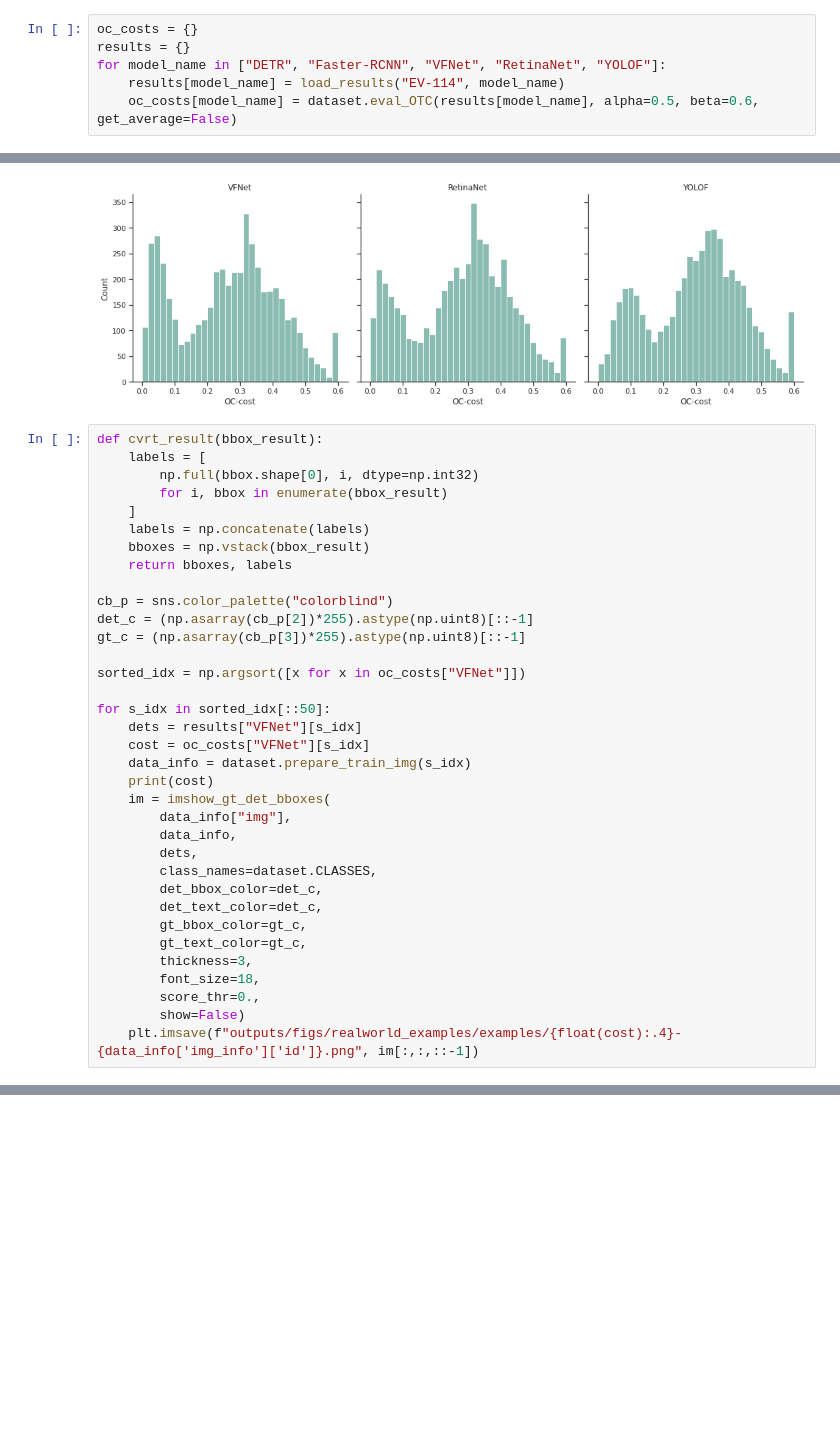
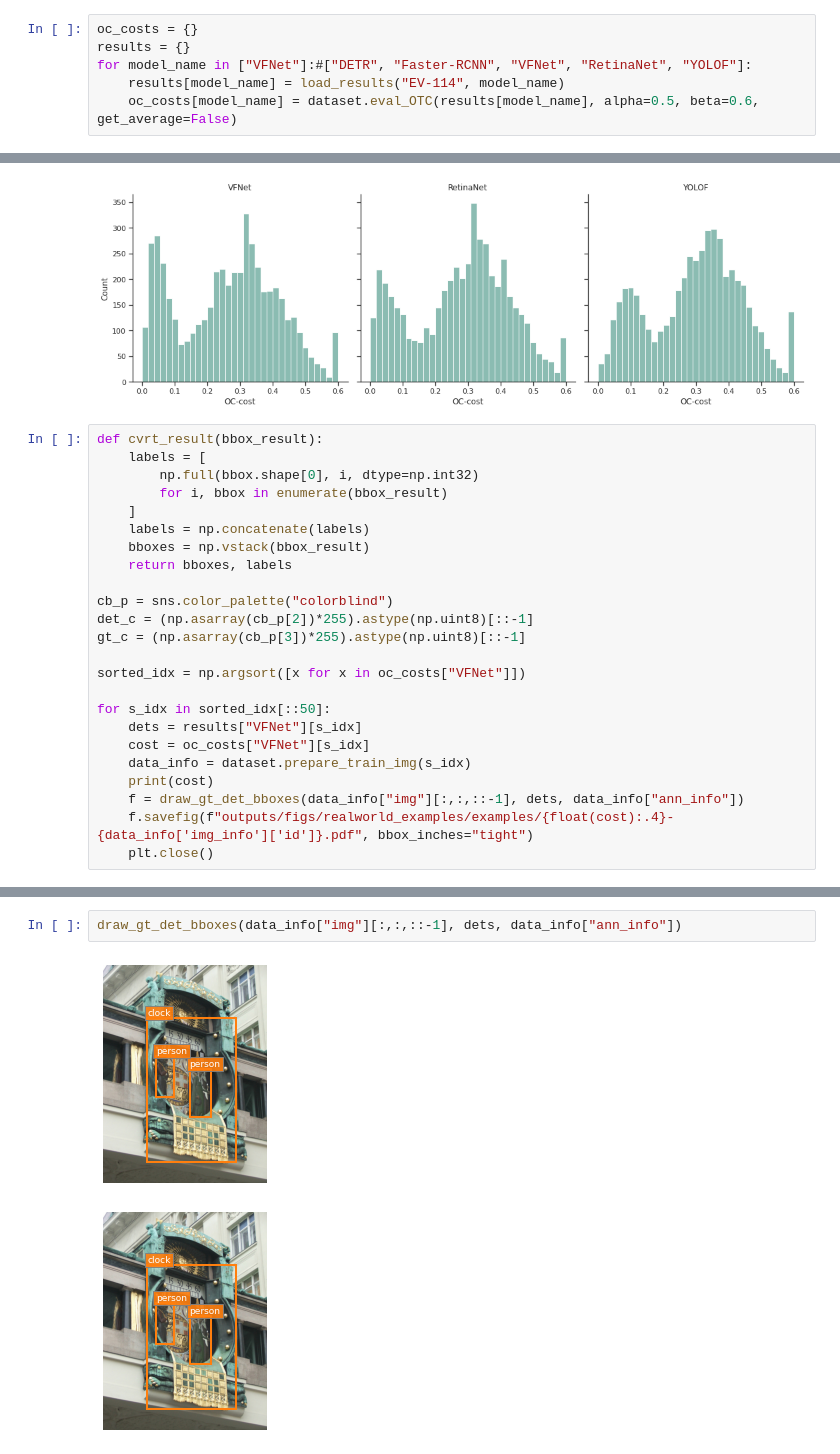
Before and after one commit to mayu-ot/oc-cost, a Jupyter notebook: notebooks/reports/realworld_examples.ipynb, the cells around one changed output, grey strips where cells are left out. Cells and saved outputs as stored; diff of their text form; blank space fills up the shorter version.

```diff
--- a/notebooks/reports/realworld_examples.ipynb
+++ b/notebooks/reports/realworld_examples.ipynb
@@ -30,7 +35,7 @@ dataset = build_dataset(cfg.data.test)
 # %%
 oc_costs = {}
 results = {}
-for model_name in ["DETR", "Faster-RCNN", "VFNet", "RetinaNet", "YOLOF"]:
+for model_name in ["VFNet"]:#["DETR", "Faster-RCNN", "VFNet", "RetinaNet", "YOLOF"]:
     results[model_name] = load_results("EV-114", model_name)
     oc_costs[model_name] = dataset.eval_OTC(results[model_name], alpha=0.5, beta=0.6, get_average=False)
 # %% [output]
@@ -88,20 +81,9 @@ for s_idx in sorted_idx[::50]:
     cost = oc_costs["VFNet"][s_idx]
     data_info = dataset.prepare_train_img(s_idx)
     print(cost)
-    im = imshow_gt_det_bboxes(
-        data_info["img"],
-        data_info,
-        dets,
-        class_names=dataset.CLASSES,
-        det_bbox_color=det_c,
-        det_text_color=det_c,
-        gt_bbox_color=gt_c,
-        gt_text_color=gt_c,
-        thickness=3,
-        font_size=18,
-        score_thr=0.,
-        show=False)
-    plt.imsave(f"outputs/figs/realworld_examples/examples/{float(cost):.4}-{data_info['img_info']['id']}.png", im[:,:,::-1])
+    f = draw_gt_det_bboxes(data_info["img"][:,:,::-1], dets, data_info["ann_info"])
+    f.savefig(f"outputs/figs/realworld_examples/examples/{float(cost):.4}-{data_info['img_info']['id']}.pdf", bbox_inches="tight")
+    plt.close()
 # %% [output]
 0
 0.012255385518074036
@@ -122,0 +153,5 @@ for s_idx in sorted_idx[::50]:
+# %%
+draw_gt_det_bboxes(data_info["img"][:,:,::-1], dets, data_info["ann_info"])
+# %% [output]
+[figure, added]
+[figure, added]
```
Also changed, not shown: parts of 4 cells of this notebook, 11 other files.
